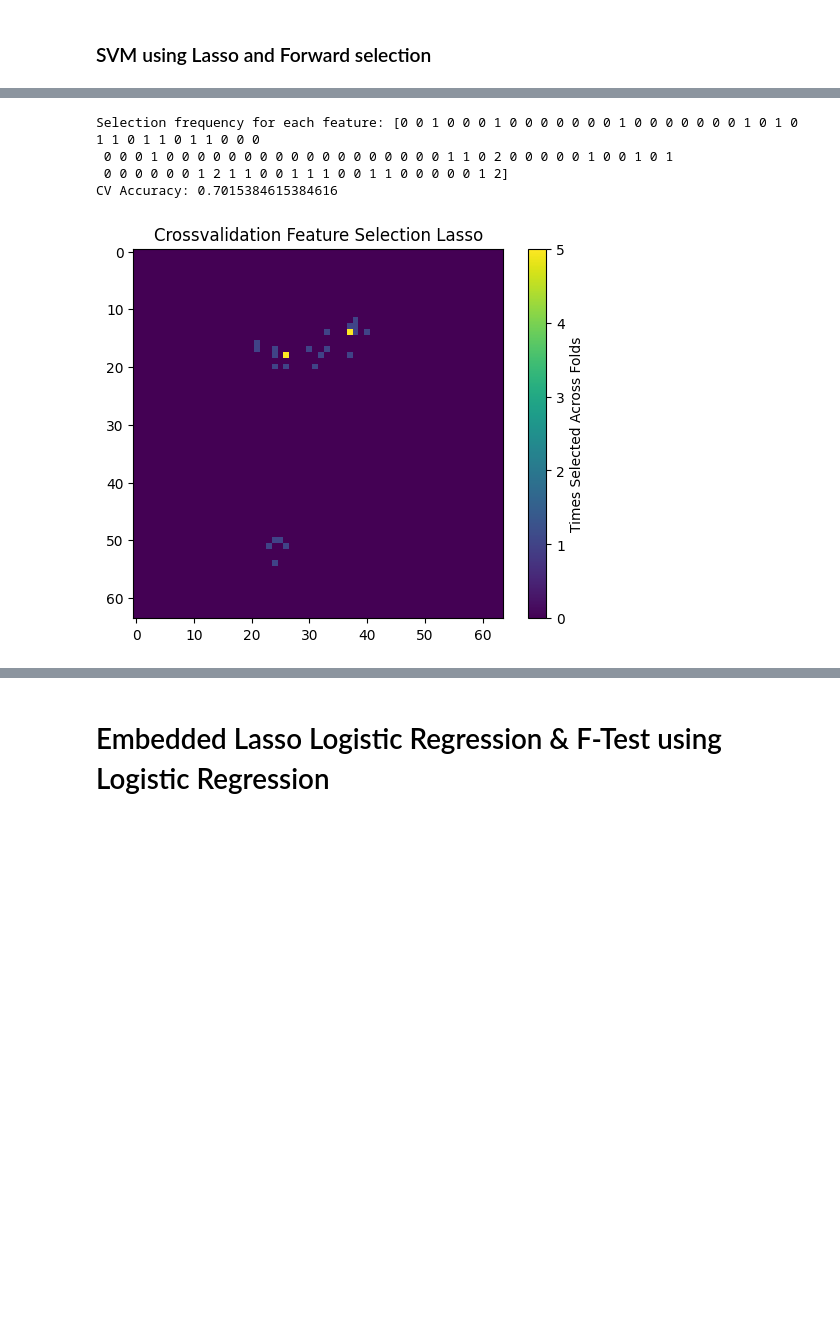
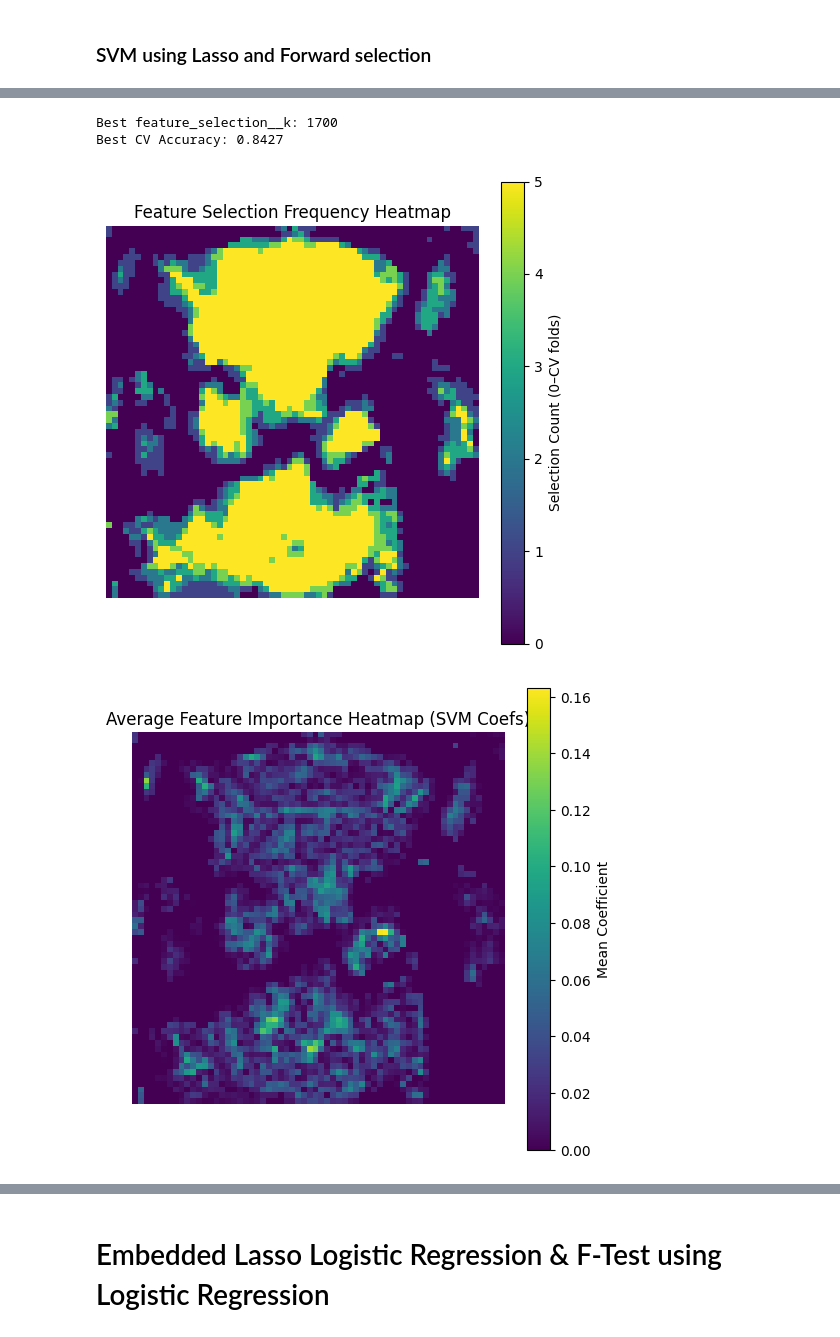
Before and after one commit to Max-Fredsdal/MVE441, a Jupyter notebook: project_2/project_2.ipynb, the cells around one changed output, grey strips where cells are left out. Cells and saved outputs as stored; diff of their text form; code cells hidden in the pictures; blank space fills up the shorter version.

```diff
--- a/project_2/project_2.ipynb
+++ b/project_2/project_2.ipynb
@@ -574,41 +677,34 @@ CV Accuracy: 0.7723076923076924
-# %%
-# Fit SVM and feature select using F-test and Lasso
-
-countsSVMBoth, cvSVMBoth = fit_and_evaluate_pipeline(pipelineSVMBoth, X, y)
-
-fit_pipe = cvSVMBoth['estimator']
-
-size = (64,64)
-full_masks = []
-for pipe in fit_pipe:
-    # Step 1: Which features survived the initial filter
-    filtering_support = pipe.named_steps['filtering'].get_support()
-    filtered_indices = np.where(filtering_support)[0]
-
-    # Step 2: Which features survived Lasso among the filtered
-    lasso_support = pipe.named_steps['feature_selection'].get_support()
-
-    # Step 3: Map back to original feature space
-    full_mask = np.zeros(X.shape[1], dtype=bool)
-    full_mask[filtered_indices[lasso_support]] = True
-
-    full_masks.append(full_mask)
-
-# Stack masks
-full_masks = np.array(full_masks)
-
-# How often each pixel was selected
-selection_counts = np.sum(full_masks, axis=0)
-
-heatmap = selection_counts.reshape(*size)
-
-plt.imshow(heatmap, cmap='viridis')
-plt.colorbar(label='Times Selected Across Folds')
-plt.title('Crossvalidation Feature Selection Lasso')
-plt.show()
-# %% [output]
-Selection frequency for each feature: [0 0 1 0 0 0 1 0 0 0 0 0 0 0 1 0 0 0 0 0 0 0 1 0 1 0 1 1 0 1 1 0 1 1 0 0 0
- 0 0 0 1 0 0 0 0 0 0 0 0 0 0 0 0 0 0 0 0 0 0 1 1 0 2 0 0 0 0 0 1 0 0 1 0 1
- 0 0 0 0 0 0 1 2 1 1 0 0 1 1 1 0 0 1 1 0 0 0 0 0 1 2]
-CV Accuracy: 0.7015384615384616
-[figure, removed]
+# %%
+results = fit_and_evaluate_pipeline_manualgrid(pipeTest, X, y, nPixels_param_grid)
+
+selection_counts = results['feature_selection_counts']
+selection_map_2d = np.reshape(selection_counts, (64, 64))
+
+plt.figure(figsize=(6, 6))
+plt.imshow(selection_map_2d, cmap='viridis', interpolation='nearest')
+plt.title("Feature Selection Frequency Heatmap")
+plt.colorbar(label="Selection Count (0–CV folds)")
+plt.axis('off')
+plt.show()
+
+importance_2d = np.reshape(np.abs(results['feature_importance']), (64, 64))
+
+plt.figure(figsize=(6, 6))
+plt.imshow(importance_2d, cmap='viridis', interpolation='nearest')
+plt.title("Average Feature Importance Heatmap (SVM Coefs)")
+plt.colorbar(label="Mean Coefficient")
+plt.axis('off')
+plt.show()
+
+params, errors = zip(*results['cv_error_per_param'])
+plt.plot(params, errors, marker='o')
+plt.title("Cross-Validation Error vs. Param Value")
+plt.xlabel("Param Value")
+plt.ylabel("CV Error")
+plt.grid(True)
+plt.show()
+# %% [output]
+Best feature_selection__k: 1700
+Best CV Accuracy: 0.8427
+[figure, added]
+[figure, added]
```
Also changed, not shown: parts of 15 cells of this notebook.
